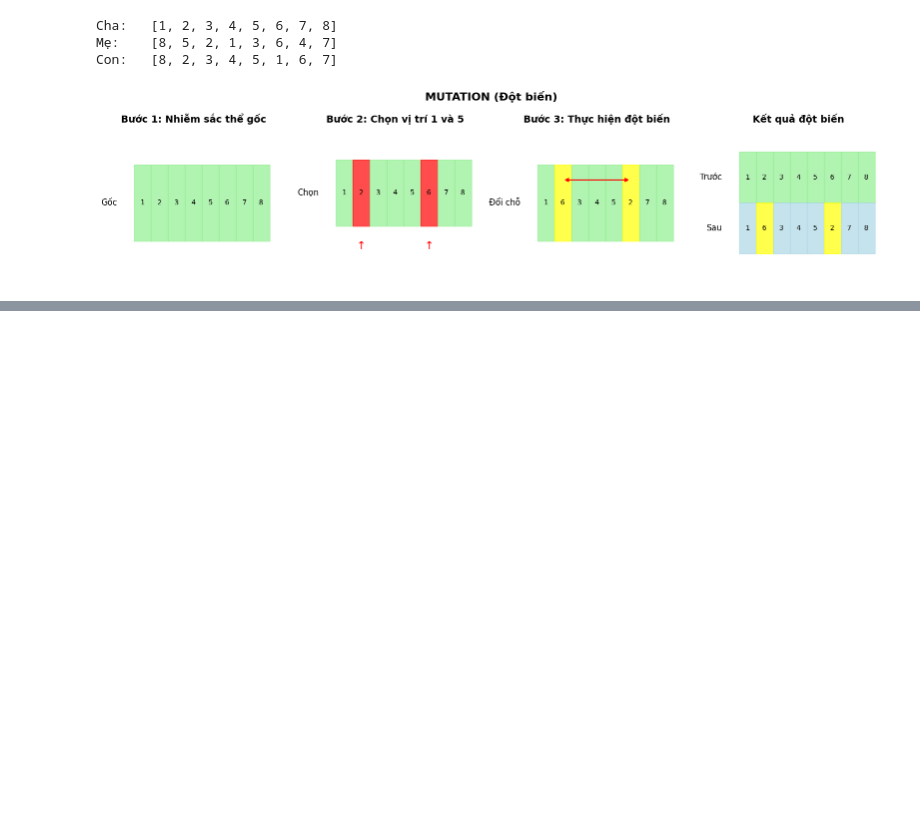
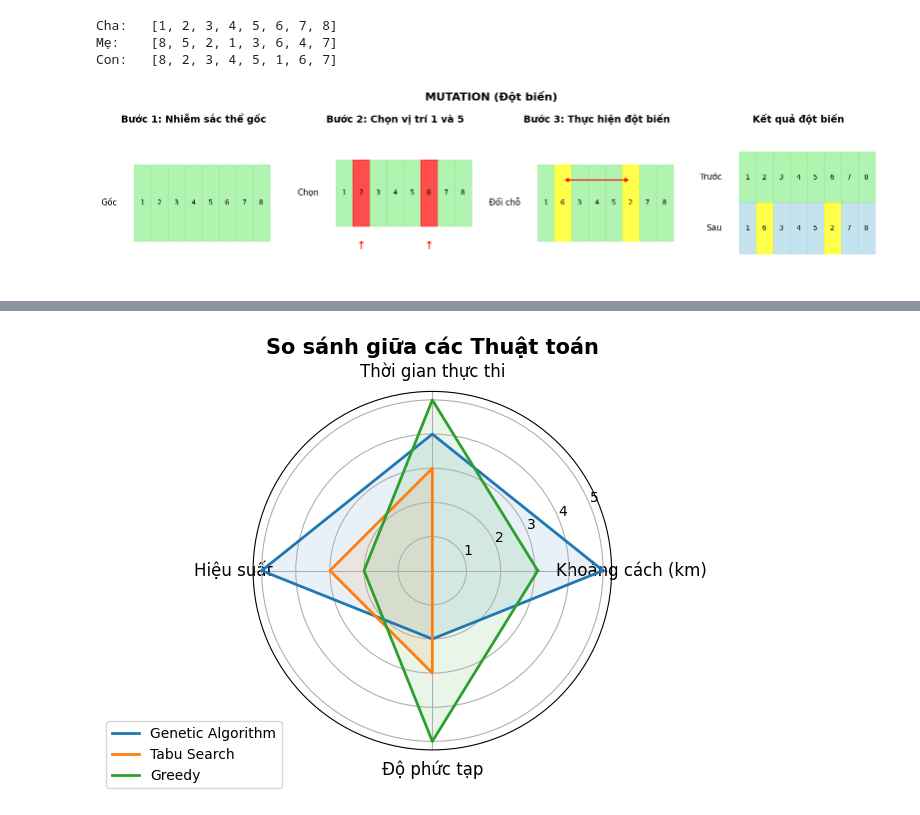
Before and after one commit to dsfsdfsfd/genetic_algorithm, a Jupyter notebook: notebook.ipynb, the cells around one changed output, grey strips where cells are left out. Saved outputs shown, nothing was run; the diff lists cells and outputs as text; code cells hidden in the pictures; blank space fills up the shorter version.

```diff
--- a/notebook.ipynb
+++ b/notebook.ipynb
@@ -272,0 +645,11 @@ a = visualize_Mutation(offspring1)
+# %%
+# Chạy giải thuật Tabu Search
+tabu = TabuSearch(
+    locations=locations,
+    distance_matrix=distance_matrix,
+    num_vehicles=NUM_VEHICLES,
+    tabu_size=15,
+    max_iterations=100
+)
+
+tabu_solution, tabu_fitness = tabu.run(verbose=True)
@@ -272,0 +674,9 @@ a = visualize_Mutation(offspring1)
+# %%
+# Chạy giải thuật Tham lam (Greedy)
+greedy = GreedyAlgorithm(
+    locations=locations,
+    distance_matrix=distance_matrix,
+    num_vehicles=NUM_VEHICLES
+)
+
+greedy_solution, greedy_fitness = greedy.run(verbose=True)
@@ -272,0 +885,57 @@ a = visualize_Mutation(offspring1)
+# %%
+# Chuẩn bị dữ liệu cho biểu đồ radar
+from math import pi
+categories = ['Khoảng cách (km)', 'Thời gian thực thi', 'Hiệu suất', 'Độ phức tạp']
+
+# Tạo dữ liệu giả lập cho radar chart (chuẩn hóa giữa 0-5)
+fitness_norm = [5 - 5 * (value - min(fitness_values)) / (max(fitness_values) - min(fitness_values) + 0.001) for value in fitness_values]
+exec_time_norm = [4, 3, 5]  # GA chậm hơn, Tabu trung bình, Greedy nhanh nhất
+# load_balance_norm = [5, 3, 2]  # GA tốt nhất, Tabu trung bình, Greedy kém cân bằng
+efficiency_norm = [5, 3, 2]  # GA tốt nhất
+complexity_norm = [2, 3, 5]  # GA phức tạp nhất (thấp = phức tạp, cao = đơn giản)
+
+# Tạo DataFrame cho radar chart
+df_radar = pd.DataFrame({
+    'Chỉ số': categories,
+    'Genetic Algorithm': [fitness_norm[0], exec_time_norm[0], efficiency_norm[0], complexity_norm[0]],
+    'Tabu Search': [fitness_norm[1], exec_time_norm[1], efficiency_norm[1], complexity_norm[1]],
+    'Greedy': [fitness_norm[2], exec_time_norm[2], efficiency_norm[2], complexity_norm[2]]
+})
+
+# Số lượng biến
+N = len(categories)
+
+# Góc của từng trục
+angles = [n / float(N) * 2 * pi for n in range(N)]
+angles += angles[:1]
+
+# Thiết lập subplot polar
+ax = plt.subplot(111, polar=True)
+
+# Vẽ từng thuật toán
+values = df_radar['Genetic Algorithm'].values.tolist()
+values += values[:1]
+ax.plot(angles, values, linewidth=2, linestyle='solid', label='Genetic Algorithm')
+ax.fill(angles, values, alpha=0.1)
+
+values = df_radar['Tabu Search'].values.tolist()
+values += values[:1]
+ax.plot(angles, values, linewidth=2, linestyle='solid', label='Tabu Search')
+ax.fill(angles, values, alpha=0.1)
+
+values = df_radar['Greedy'].values.tolist()
+values += values[:1]
+ax.plot(angles, values, linewidth=2, linestyle='solid', label='Greedy')
+ax.fill(angles, values, alpha=0.1)
+
+# Thêm nhãn cho từng trục
+plt.xticks(angles[:-1], categories, size=12)
+
+# Thêm chú thích và tiêu đề
+ax.set_title('So sánh giữa các Thuật toán', fontsize=15, fontweight='bold')
+plt.legend(loc='upper right', bbox_to_anchor=(0.1, 0.1))
+
+plt.tight_layout()
+plt.show()
+# %% [output]
+[figure, added]
```
Also changed, not shown: parts of 16 cells of this notebook, 7 other files.
